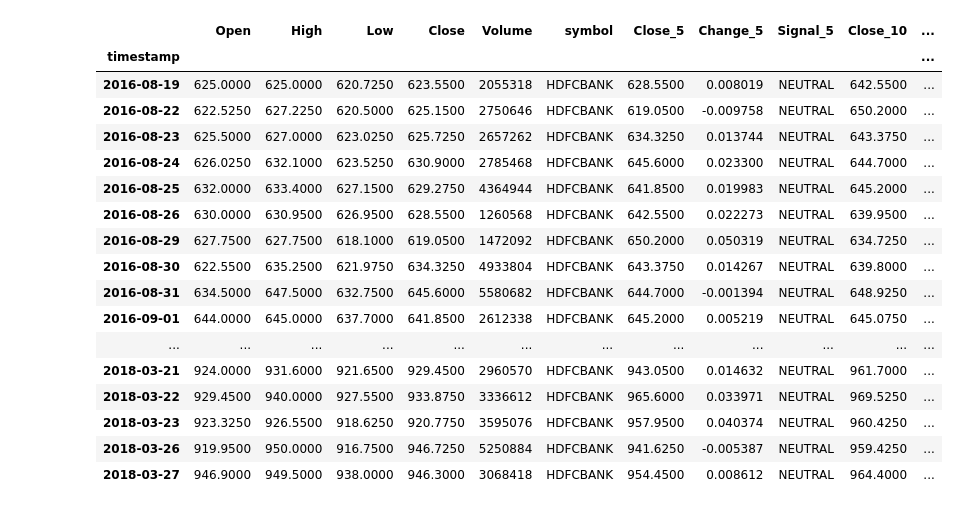
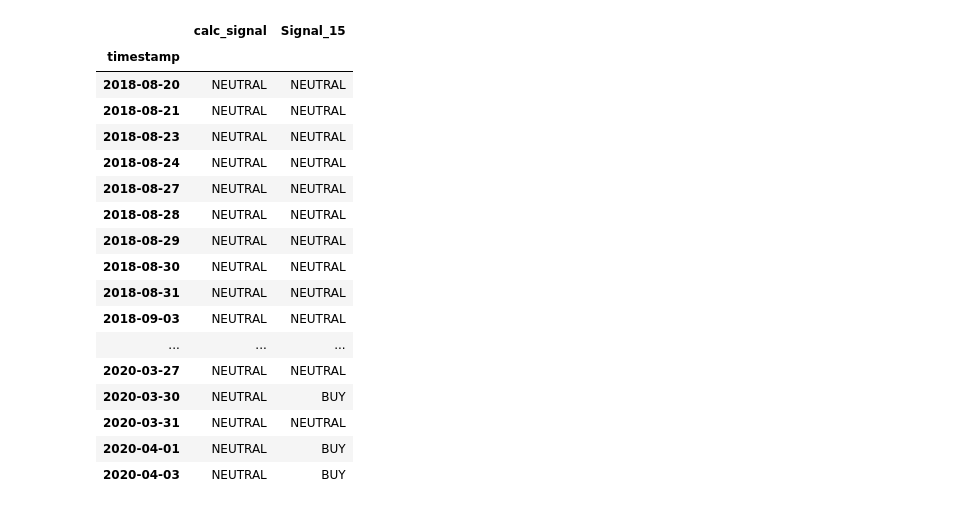
Before and after one commit to rijumone/python, a Jupyter notebook: pandas/PyAlgoTrade/TechnicalIndicators.ipynb, the cells around one changed output. Saved outputs shown, nothing was run; the diff lists cells and outputs as text; code cells hidden in the pictures.

Commit message:
PyAlgoTrade/TechnicalIndicators.ipynb

```diff
--- a/pandas/PyAlgoTrade/TechnicalIndicators.ipynb
+++ b/pandas/PyAlgoTrade/TechnicalIndicators.ipynb
@@ -65,35 +64,0 @@ df_extended
-# %%
-# calculating indicators now
-df_extended['EMA50'] = talib.EMA(df_extended.Close, timeperiod=50)
-df_extended['EMA200'] = talib.EMA(df_extended.Close, timeperiod=200)
-df_extended['rsa14'] = talib.RSI(df_extended.Close, timeperiod=14)
-df_extended['sar'] = talib.SAR(
-    df_extended.High,
-    df_extended.Low,
-    acceleration=0.02,
-    maximum=0.2,
-    )
-df_extended['macd'], df_extended['macdsignal'], df_extended['macdhist'] = talib.MACDEXT(
-        df_extended.Close,
-        fastperiod=12,
-        fastmatype=0,
-        slowperiod=26,
-        slowmatype=0,
-        signalperiod=9,
-        signalmatype=0,
-        )
-df_extended['slowk'], df_extended['slowkd'] = talib.STOCH(
-        df_extended.High, df_extended.Low, df_extended.Close,
-        fastk_period=14,
-        slowk_period=3,
-        slowk_matype=0,
-        slowd_period=3,
-        slowd_matype=0,
-        )
-df_extended['upperband'], df_extended['middleband'], df_extended['lowerband'] = talib.BBANDS(
-        df_extended.Close,
-        timeperiod=5,
-        nbdevup=2,
-        nbdevdn=2,
-        matype=0,
-        )
@@ -100,4 +280,5 @@ df_extended['upperband'], df_extended['middleband'], df_extended['lowerband'] =
 # %%
 # Preview
+df_extended = prepare_data(df_extended)
 df_extended
 # %% [output]
@@ -134,40 +320,44 @@ def get_true_signal(change_n):
         return 'SELL'
     else:
         return 'NEUTRAL'
+
+def get_generated_signal(current_date):
+    return generate_signal(df_extended, current_date).upper()
 # %%
 df_close_plus = df.copy(deep=True).drop(columns=['updated_at'])
+df_close_plus['calc_signal'] = df_close_plus.index.to_series().apply(get_generated_signal)
 for n_days in n_days_lst:
     df_close_plus['Close_{}'.format(n_days)] = df_close_plus['Close'].shift(-n_days)
     df_close_plus['Change_{}'.format(n_days)] = (
         (df_close_plus['Close_{}'.format(n_days)] - df_close_plus['Close'])
     )/df_close_plus['Close']
 
 
     df_close_plus['Signal_{}'.format(n_days)] = df_close_plus['Change_{}'.format(n_days)].apply(get_true_signal)
-# df_close_plus
 
+minimal_df = df_close_plus[['calc_signal', 'Signal_15']].copy()
 
 with pd.option_context('display.max_rows', None, 'display.max_columns', None):  # more options can be specified also
-    display(df_close_plus)
+    display(minimal_df)
 # %% [output]
-|  | Open | High | Low | Close | Volume | symbol | Close_5 | Change_5 | Signal_5 | Close_10 | ... |
-| timestamp |  |  |  |  |  |  |  |  |  |  | ... |
-| 2016-08-19 | 625.0000 | 625.0000 | 620.7250 | 623.5500 | 2055318 | HDFCBANK | 628.5500 | 0.008019 | NEUTRAL | 642.5500 | ... |
-| 2016-08-22 | 622.5250 | 627.2250 | 620.5000 | 625.1500 | 2750646 | HDFCBANK | 619.0500 | -0.009758 | NEUTRAL | 650.2000 | ... |
-| 2016-08-23 | 625.5000 | 627.0000 | 623.0250 | 625.7250 | 2657262 | HDFCBANK | 634.3250 | 0.013744 | NEUTRAL | 643.3750 | ... |
-| 2016-08-24 | 626.0250 | 632.1000 | 623.5250 | 630.9000 | 2785468 | HDFCBANK | 645.6000 | 0.023300 | NEUTRAL | 644.7000 | ... |
-| 2016-08-25 | 632.0000 | 633.4000 | 627.1500 | 629.2750 | 4364944 | HDFCBANK | 641.8500 | 0.019983 | NEUTRAL | 645.2000 | ... |
-| 2016-08-26 | 630.0000 | 630.9500 | 626.9500 | 628.5500 | 1260568 | HDFCBANK | 642.5500 | 0.022273 | NEUTRAL | 639.9500 | ... |
-| 2016-08-29 | 627.7500 | 627.7500 | 618.1000 | 619.0500 | 1472092 | HDFCBANK | 650.2000 | 0.050319 | NEUTRAL | 634.7250 | ... |
-| 2016-08-30 | 622.5500 | 635.2500 | 621.9750 | 634.3250 | 4933804 | HDFCBANK | 643.3750 | 0.014267 | NEUTRAL | 639.8000 | ... |
-| 2016-08-31 | 634.5000 | 647.5000 | 632.7500 | 645.6000 | 5580682 | HDFCBANK | 644.7000 | -0.001394 | NEUTRAL | 648.9250 | ... |
-| 2016-09-01 | 644.0000 | 645.0000 | 637.7000 | 641.8500 | 2612338 | HDFCBANK | 645.2000 | 0.005219 | NEUTRAL | 645.0750 | ... |
-| ... | ... | ... | ... | ... | ... | ... | ... | ... | ... | ... | ... |
-| 2018-03-21 | 924.0000 | 931.6000 | 921.6500 | 929.4500 | 2960570 | HDFCBANK | 943.0500 | 0.014632 | NEUTRAL | 961.7000 | ... |
-| 2018-03-22 | 929.4500 | 940.0000 | 927.5500 | 933.8750 | 3336612 | HDFCBANK | 965.6000 | 0.033971 | NEUTRAL | 969.5250 | ... |
-| 2018-03-23 | 923.3250 | 926.5500 | 918.6250 | 920.7750 | 3595076 | HDFCBANK | 957.9500 | 0.040374 | NEUTRAL | 960.4250 | ... |
-| 2018-03-26 | 919.9500 | 950.0000 | 916.7500 | 946.7250 | 5250884 | HDFCBANK | 941.6250 | -0.005387 | NEUTRAL | 959.4250 | ... |
-| 2018-03-27 | 946.9000 | 949.5000 | 938.0000 | 946.3000 | 3068418 | HDFCBANK | 954.4500 | 0.008612 | NEUTRAL | 964.4000 | ... |
+|  | calc_signal | Signal_15 |
+| timestamp |  |  |
+| 2018-08-20 | NEUTRAL | NEUTRAL |
+| 2018-08-21 | NEUTRAL | NEUTRAL |
+| 2018-08-23 | NEUTRAL | NEUTRAL |
+| 2018-08-24 | NEUTRAL | NEUTRAL |
+| 2018-08-27 | NEUTRAL | NEUTRAL |
+| 2018-08-28 | NEUTRAL | NEUTRAL |
+| 2018-08-29 | NEUTRAL | NEUTRAL |
+| 2018-08-30 | NEUTRAL | NEUTRAL |
+| 2018-08-31 | NEUTRAL | NEUTRAL |
+| 2018-09-03 | NEUTRAL | NEUTRAL |
+| ... | ... | ... |
+| 2020-03-27 | NEUTRAL | NEUTRAL |
+| 2020-03-30 | NEUTRAL | BUY |
+| 2020-03-31 | NEUTRAL | NEUTRAL |
+| 2020-04-01 | NEUTRAL | BUY |
+| 2020-04-03 | NEUTRAL | BUY |
 # %%
 # todo:
 # target, stoploss to be provided by the little one
```
Also changed, not shown: parts of 5 cells of this notebook.
